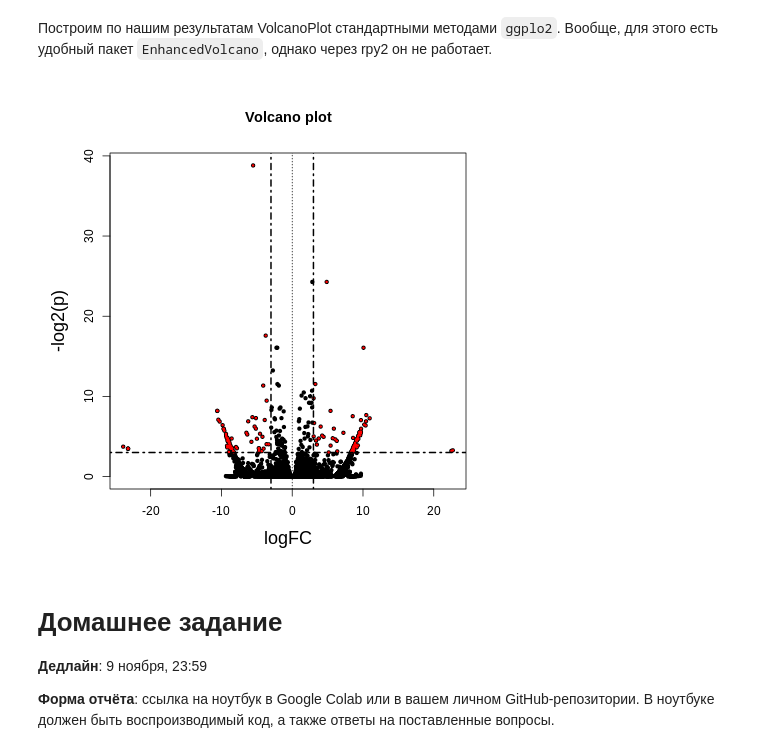
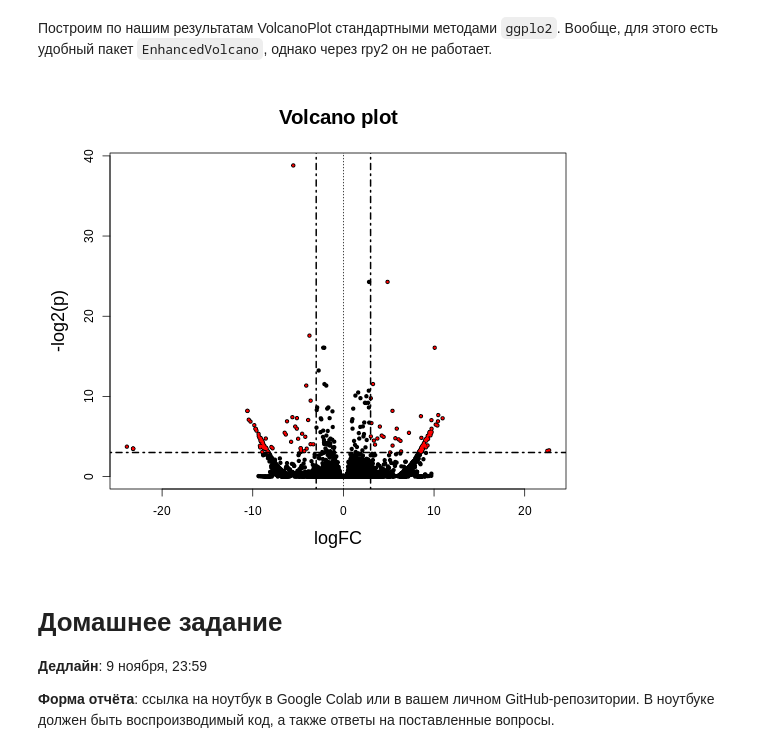
Before and after one commit to BostonGene-education/MIPT, a Jupyter notebook: 2020/RNA-Seq/03. RNA-Seq tutorial.ipynb, the cells around one changed output. Drawn from its saved outputs; the diff is of its cells as text; code cells hidden in the pictures.

```diff
--- a/2020/RNA-Seq/03. RNA-Seq tutorial.ipynb
+++ b/2020/RNA-Seq/03. RNA-Seq tutorial.ipynb
@@ -349,24 +347,24 @@ plotCounts(dds, gene="ENST00000264563.7", intgroup="condition")
 # %% [markdown]
 Построим по нашим результатам VolcanoPlot стандартными методами <code>ggplo2</code>. Вообще, для этого есть удобный пакет <code>EnhancedVolcano</code>, однако через rpy2 он не работает.
 # %%
-%%R -w 500
+%%R -w 600
 
 #Задаём размер текста и композицию графика
-par(mar=c(5,5,5,5), cex=1.0, cex.main=1.2, cex.axis=1, cex.lab=1.5)
+par(mar=c(5,5,5,5), cex=1.0, cex.main=1.7, cex.axis=1, cex.lab=1.5)
 
 #Отрисовываем все точки чёрным цветом
 with(res, plot(log2FoldChange, -log10(padj), pch=20, main="Volcano plot", cex=1.0, xlab="logFC", ylab="-log2(p)"))
 
 #Отрисовываем точки, прошедшие порог, красным цветом
 with(subset(res, padj<0.001 & abs(log2FoldChange)>3), points(log2FoldChange, -log10(padj), pch=20, col="red", cex=0.5))
 
 #Отрисовываем линии с порогами
 abline(v=0, col="black", lty=3, lwd=1.0)
 abline(v=-3, col="black", lty=4, lwd=2.0)
 abline(v=3, col="black", lty=4, lwd=2.0)
 abline(h=3, col="black", lty=4, lwd=2.0)
 # %% [output]
-[figure, old version]
+[figure, new version]
 # %% [markdown]
 # Домашнее задание
 
```
Also changed, not shown: parts of 19 cells of this notebook.
